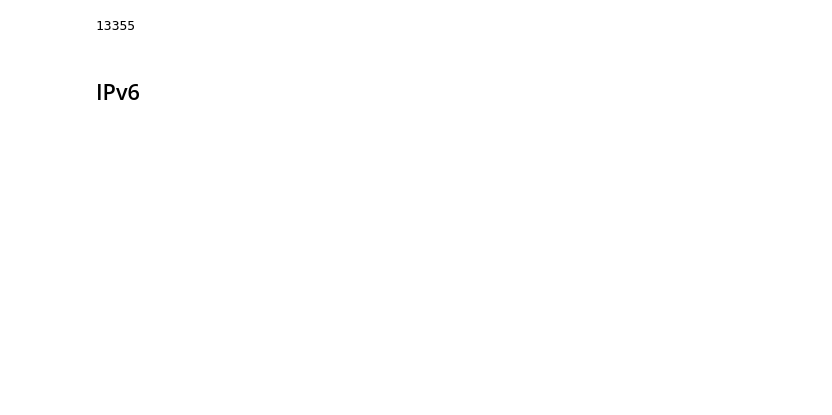
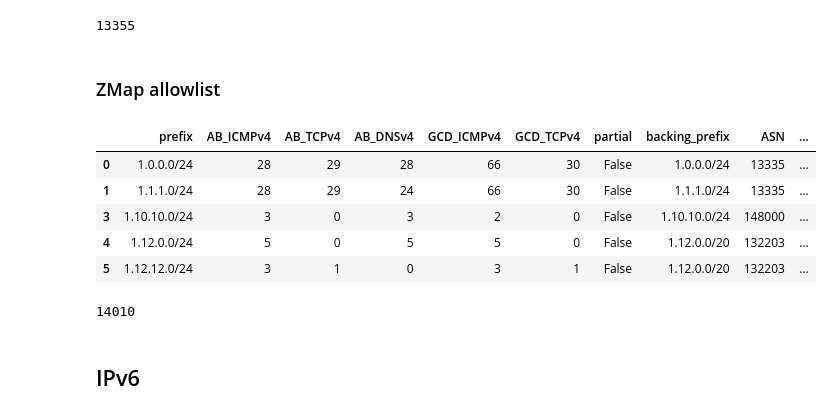
Before and after one commit to gustavoluvizotto/anycast-service-discovery, a Jupyter notebook: measurements/process_input_output.ipynb, the cells around one changed output. Cells and saved outputs as stored; diff of their text form; code cells hidden in the pictures; blank space fills up the shorter version.

```diff
--- a/measurements/process_input_output.ipynb
+++ b/measurements/process_input_output.ipynb
@@ -68,3 +68,5 @@ print(len(responsive_ipv4_pdf))
 13355
 # %%
 responsive_ipv4_pdf["ipv4"].to_csv(f"input/responsive_anycast_ipv4_addresses_{ts.year}{ts.month:02d}{ts.day:02d}.csv", index=False, header=False)
+# %% [markdown]
+### ZMap allowlist
@@ -71,3 +75,17 @@ responsive_ipv4_pdf["ipv4"].to_csv(f"input/responsive_anycast_ipv4_addresses_{ts
+# %%
+_anycast_ipv4_pdf = pd.read_csv(f"anycast_census_{ts.year}_{ts.month:02d}_{ts.day:02d}_v4.csv")
+anycast_ipv4_pdf = _anycast_ipv4_pdf[_anycast_ipv4_pdf["GCD_ICMPv4"] > 1].copy()
+display(anycast_ipv4_pdf.head(5))
+print(len(anycast_ipv4_pdf))
+anycast_ipv4_pdf["prefix"].to_csv(f"anycast_prefixes_{ts.year}_{ts.month:02d}_{ts.day:02d}_v4.csv", index=False, header=False)
+# %% [output]
+|  | prefix | AB_ICMPv4 | AB_TCPv4 | AB_DNSv4 | GCD_ICMPv4 | GCD_TCPv4 | partial | backing_prefix | ASN | ... |
+| 0 | 1.0.0.0/24 | 28 | 29 | 28 | 66 | 30 | False | 1.0.0.0/24 | 13335 | ... |
+| 1 | 1.1.1.0/24 | 28 | 29 | 24 | 66 | 30 | False | 1.1.1.0/24 | 13335 | ... |
+| 3 | 1.10.10.0/24 | 3 | 0 | 3 | 2 | 0 | False | 1.10.10.0/24 | 148000 | ... |
+| 4 | 1.12.0.0/24 | 5 | 0 | 5 | 5 | 0 | False | 1.12.0.0/20 | 132203 | ... |
+| 5 | 1.12.12.0/24 | 3 | 1 | 0 | 3 | 1 | False | 1.12.0.0/20 | 132203 | ... |
+14010
 # %% [markdown]
 ## IPv6
 # %%
```
Also changed, not shown: parts of 4 cells of this notebook, 2 other files.
